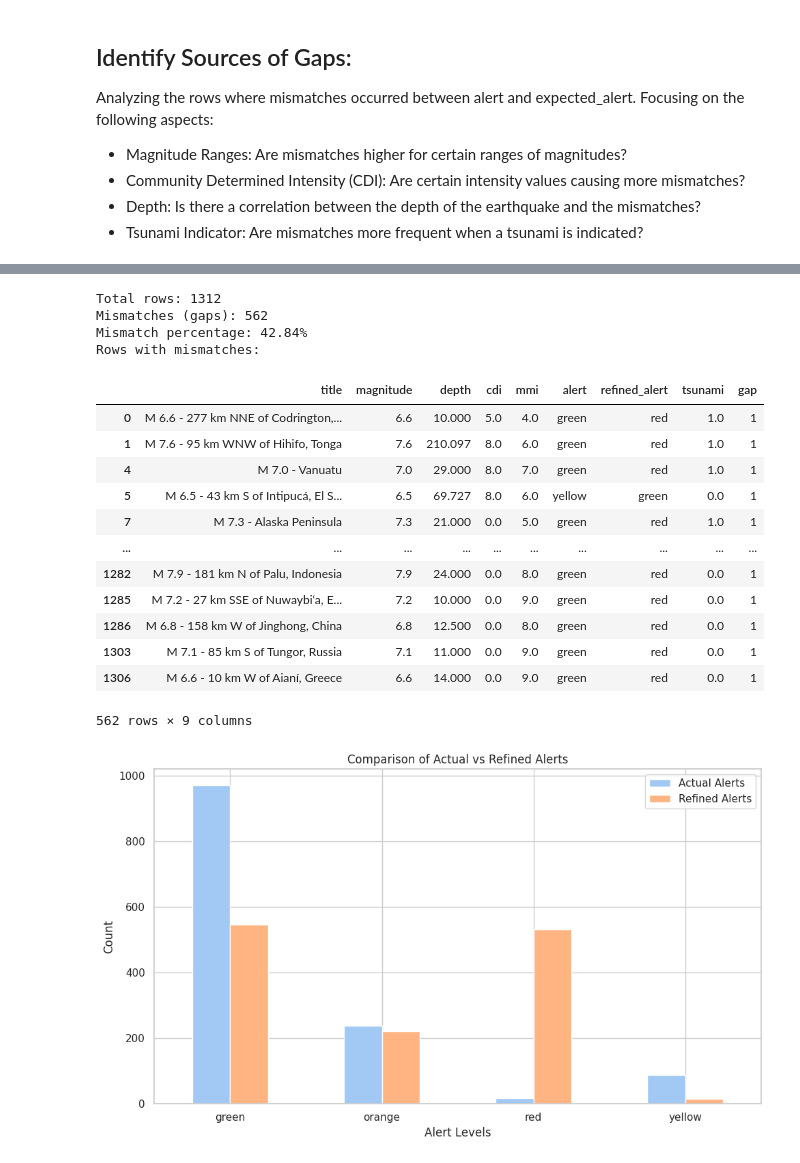
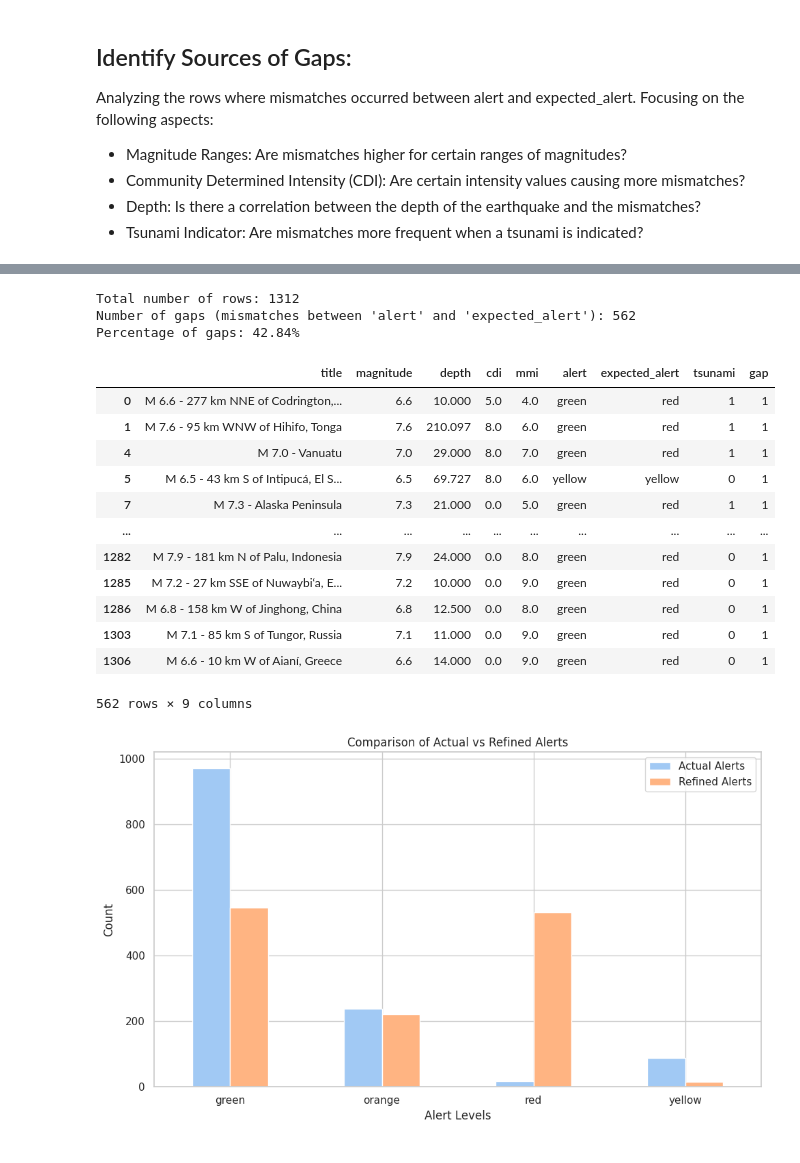
Before and after one commit to shivi13102/Earthquake_analysis, a Jupyter notebook: Alert_System_Evaluation.ipynb, the cells around one changed output, grey strips where cells are left out. Drawn from its saved outputs; the diff is of its cells as text; code cells hidden in the pictures.

```diff
--- a/Alert_System_Evaluation.ipynb
+++ b/Alert_System_Evaluation.ipynb
@@ -290,31 +224,43 @@ gap_percentage = (gap_count / total_count) * 100  # Gap percentage
-# %%
-# Display gap analysis results
-print(f"Total rows: {total_count}")
-print(f"Mismatches (gaps): {gap_count}")
-print(f"Mismatch percentage: {gap_percentage:.2f}%")
-
-# Display rows with mismatches
-gap_rows = df[df['gap'] == 1][['title', 'magnitude', 'depth', 'cdi', 'mmi', 'alert', 'refined_alert', 'tsunami', 'gap']]
-print("Rows with mismatches:")
-display(gap_rows)
-# %% [output]
-Total rows: 1312
-Mismatches (gaps): 562
-Mismatch percentage: 42.84%
-Rows with mismatches:
-|  | title | magnitude | depth | cdi | mmi | alert | refined_alert | tsunami | gap |
-| 0 | M 6.6 - 277 km NNE of Codrington,... | 6.6 | 10.000 | 5.0 | 4.0 | green | red | 1.0 | 1 |
-| 1 | M 7.6 - 95 km WNW of Hihifo, Tonga | 7.6 | 210.097 | 8.0 | 6.0 | green | red | 1.0 | 1 |
-| 4 | M 7.0 - Vanuatu | 7.0 | 29.000 | 8.0 | 7.0 | green | red | 1.0 | 1 |
-| 5 | M 6.5 - 43 km S of Intipucá, El S... | 6.5 | 69.727 | 8.0 | 6.0 | yellow | green | 0.0 | 1 |
-| 7 | M 7.3 - Alaska Peninsula | 7.3 | 21.000 | 0.0 | 5.0 | green | red | 1.0 | 1 |
-| ... | ... | ... | ... | ... | ... | ... | ... | ... | ... |
-| 1282 | M 7.9 - 181 km N of Palu, Indonesia | 7.9 | 24.000 | 0.0 | 8.0 | green | red | 0.0 | 1 |
-| 1285 | M 7.2 - 27 km SSE of Nuwaybi‘a, E... | 7.2 | 10.000 | 0.0 | 9.0 | green | red | 0.0 | 1 |
-| 1286 | M 6.8 - 158 km W of Jinghong, China | 6.8 | 12.500 | 0.0 | 8.0 | green | red | 0.0 | 1 |
-| 1303 | M 7.1 - 85 km S of Tungor, Russia | 7.1 | 11.000 | 0.0 | 9.0 | green | red | 0.0 | 1 |
-| 1306 | M 6.6 - 10 km W of Aianí, Greece | 6.6 | 14.000 | 0.0 | 9.0 | green | red | 0.0 | 1 |
-562 rows × 9 columns
+# %%
+def compute_gap(row):
+    if row['alert'] != row['refined_alert']:
+        return 1  # There is a mismatch (gap) between the actual and expected alerts
+    else:
+        return 0  # No gap, the alerts match
+
+# Apply the gap computation function to the dataframe
+df['gap'] = df.apply(compute_gap, axis=1)
+
+# Summarize the gap analysis
+gap_count = df['gap'].sum()  # Count how many rows have a mismatch
+total_count = len(df)  # Total number of rows in the dataset
+gap_percentage = (gap_count / total_count) * 100  # Percentage of mismatches
+
+# Display the gap analysis result
+print(f"Total number of rows: {total_count}")
+print(f"Number of gaps (mismatches between 'alert' and 'expected_alert'): {gap_count}")
+print(f"Percentage of gaps: {gap_percentage:.2f}%")
+
+# Optional: Display rows where there is a gap for further inspection
+gap_rows = df[df['gap'] == 1][['title', 'magnitude', 'depth', 'cdi','mmi', 'alert', 'expected_alert', 'tsunami', 'gap']]
+display(gap_rows)  # Displaying the first few rows with gaps
+# %% [output]
+Total number of rows: 1312
+Number of gaps (mismatches between 'alert' and 'expected_alert'): 562
+Percentage of gaps: 42.84%
+|  | title | magnitude | depth | cdi | mmi | alert | expected_alert | tsunami | gap |
+| 0 | M 6.6 - 277 km NNE of Codrington,... | 6.6 | 10.000 | 5.0 | 4.0 | green | red | 1 | 1 |
+| 1 | M 7.6 - 95 km WNW of Hihifo, Tonga | 7.6 | 210.097 | 8.0 | 6.0 | green | red | 1 | 1 |
+| 4 | M 7.0 - Vanuatu | 7.0 | 29.000 | 8.0 | 7.0 | green | red | 1 | 1 |
+| 5 | M 6.5 - 43 km S of Intipucá, El S... | 6.5 | 69.727 | 8.0 | 6.0 | yellow | yellow | 0 | 1 |
+| 7 | M 7.3 - Alaska Peninsula | 7.3 | 21.000 | 0.0 | 5.0 | green | red | 1 | 1 |
+| ... | ... | ... | ... | ... | ... | ... | ... | ... | ... |
+| 1282 | M 7.9 - 181 km N of Palu, Indonesia | 7.9 | 24.000 | 0.0 | 8.0 | green | red | 0 | 1 |
+| 1285 | M 7.2 - 27 km SSE of Nuwaybi‘a, E... | 7.2 | 10.000 | 0.0 | 9.0 | green | red | 0 | 1 |
+| 1286 | M 6.8 - 158 km W of Jinghong, China | 6.8 | 12.500 | 0.0 | 8.0 | green | red | 0 | 1 |
+| 1303 | M 7.1 - 85 km S of Tungor, Russia | 7.1 | 11.000 | 0.0 | 9.0 | green | red | 0 | 1 |
+| 1306 | M 6.6 - 10 km W of Aianí, Greece | 6.6 | 14.000 | 0.0 | 9.0 | green | red | 0 | 1 |
+562 rows × 9 columns
 # %%
 # Visualization: Actual vs Refined Alerts
 def plot_alert_distributions(df):
```
Also changed, not shown: parts of 15 cells of this notebook.
